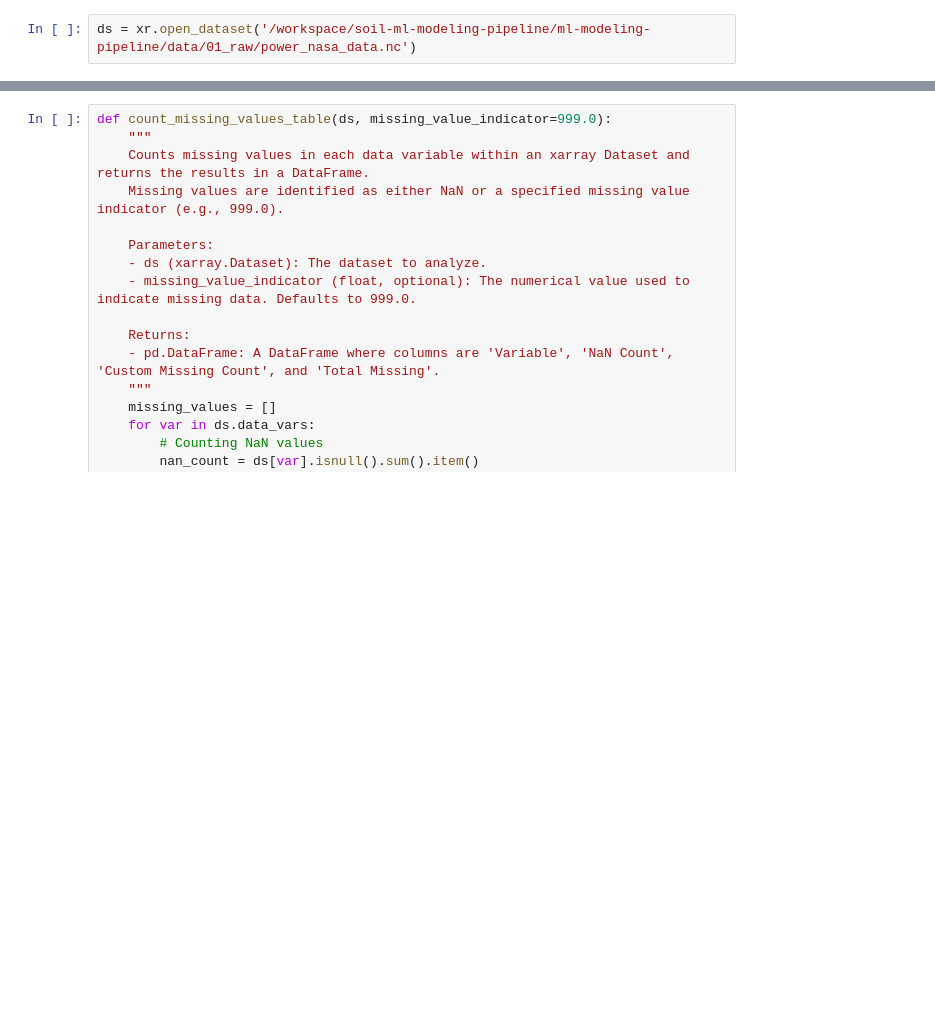
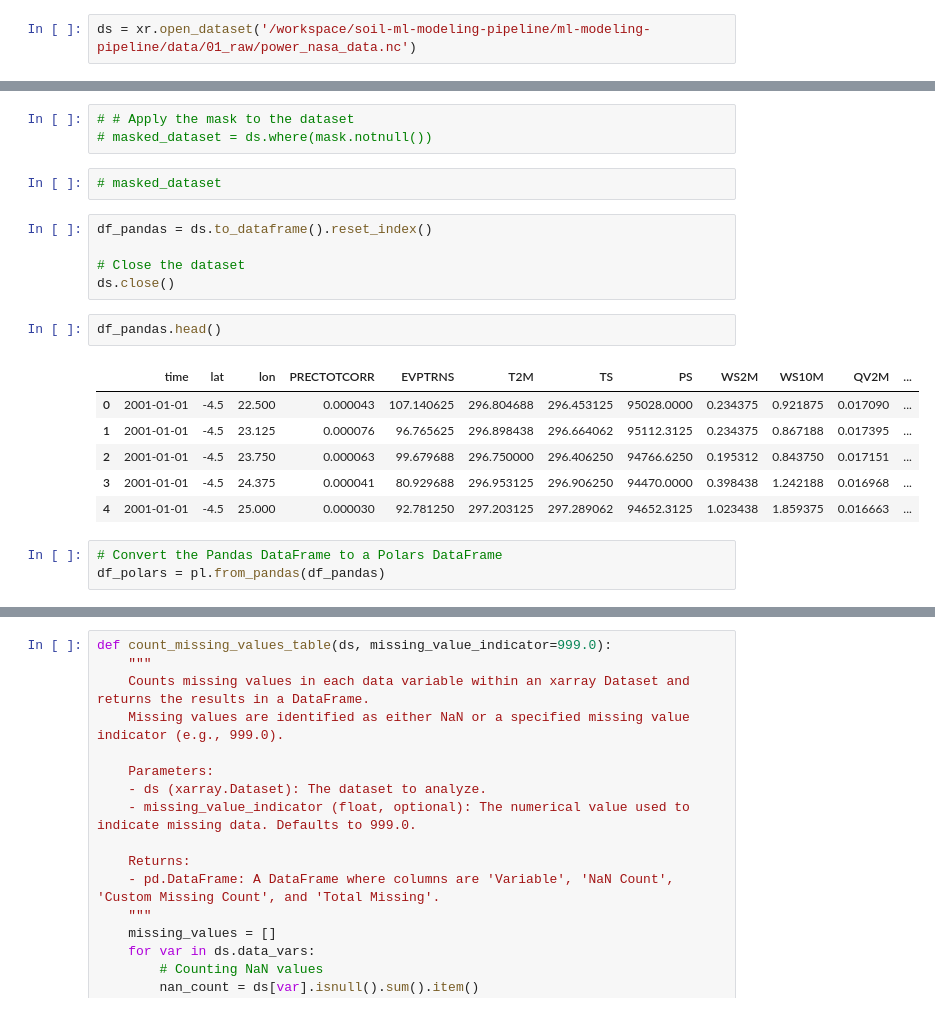
Before and after one commit to AdamPrzychodniPrivate/soil-water-forecasting, a Jupyter notebook: ml-modeling-pipeline/notebooks/2. data_preprocessing.ipynb, the cells around one changed output, grey strips where cells are left out. Cells and saved outputs as stored; diff of their text form; blank space fills up the shorter version.

```diff
--- a/ml-modeling-pipeline/notebooks/2. data_preprocessing.ipynb
+++ b/ml-modeling-pipeline/notebooks/2. data_preprocessing.ipynb
@@ -31,0 +63,22 @@ Data variables: (12/15)
+# %%
+# # Apply the mask to the dataset
+# masked_dataset = ds.where(mask.notnull())
+# %%
+# masked_dataset
+# %%
+df_pandas = ds.to_dataframe().reset_index()
+
+# Close the dataset
+ds.close()
+# %%
+df_pandas.head()
+# %% [output]
+|  | time | lat | lon | PRECTOTCORR | EVPTRNS | T2M | TS | PS | WS2M | WS10M | QV2M | ... |
+| 0 | 2001-01-01 | -4.5 | 22.500 | 0.000043 | 107.140625 | 296.804688 | 296.453125 | 95028.0000 | 0.234375 | 0.921875 | 0.017090 | ... |
+| 1 | 2001-01-01 | -4.5 | 23.125 | 0.000076 | 96.765625 | 296.898438 | 296.664062 | 95112.3125 | 0.234375 | 0.867188 | 0.017395 | ... |
+| 2 | 2001-01-01 | -4.5 | 23.750 | 0.000063 | 99.679688 | 296.750000 | 296.406250 | 94766.6250 | 0.195312 | 0.843750 | 0.017151 | ... |
+| 3 | 2001-01-01 | -4.5 | 24.375 | 0.000041 | 80.929688 | 296.953125 | 296.906250 | 94470.0000 | 0.398438 | 1.242188 | 0.016968 | ... |
+| 4 | 2001-01-01 | -4.5 | 25.000 | 0.000030 | 92.781250 | 297.203125 | 297.289062 | 94652.3125 | 1.023438 | 1.859375 | 0.016663 | ... |
+# %%
+# Convert the Pandas DataFrame to a Polars DataFrame
+df_polars = pl.from_pandas(df_pandas)
```
Also changed, not shown: parts of 17 cells of this notebook.
